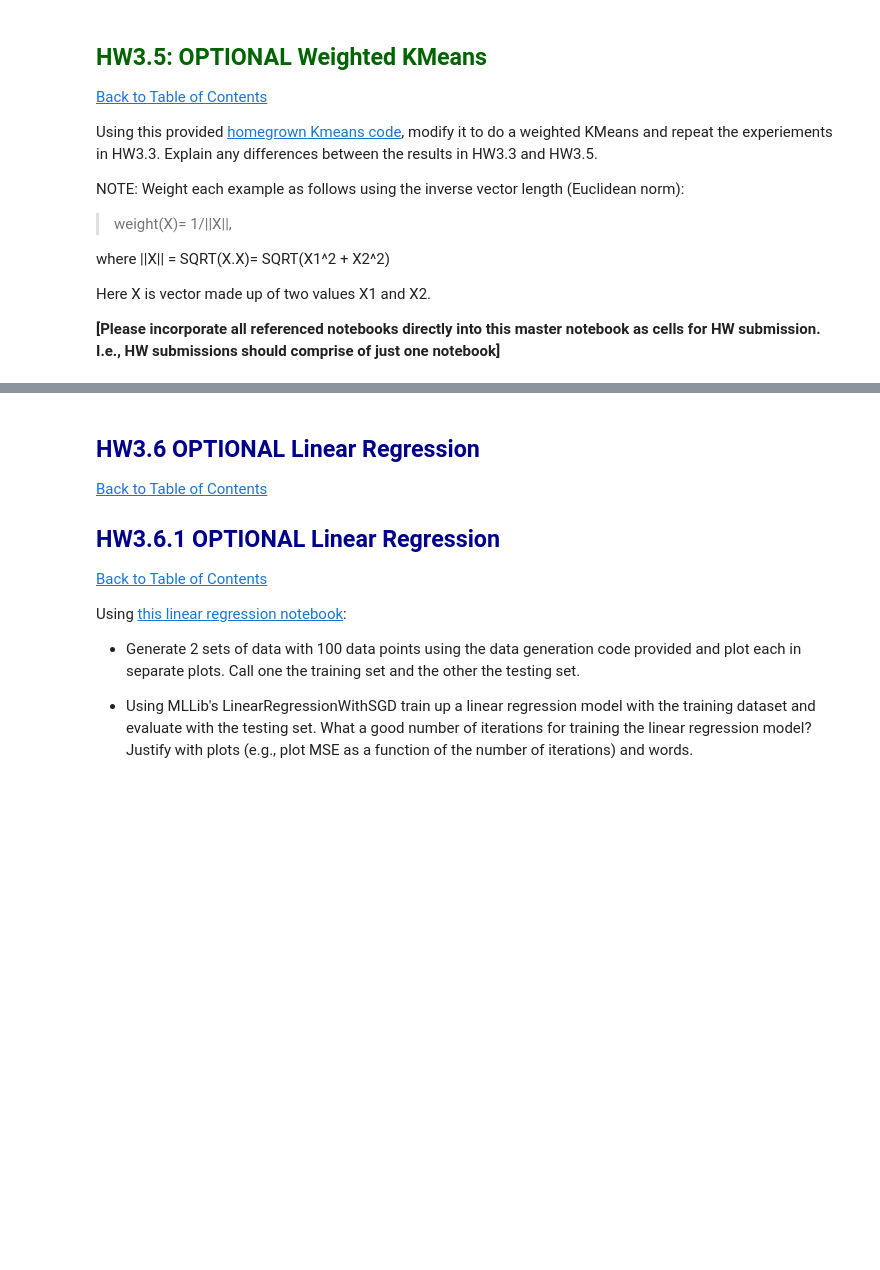
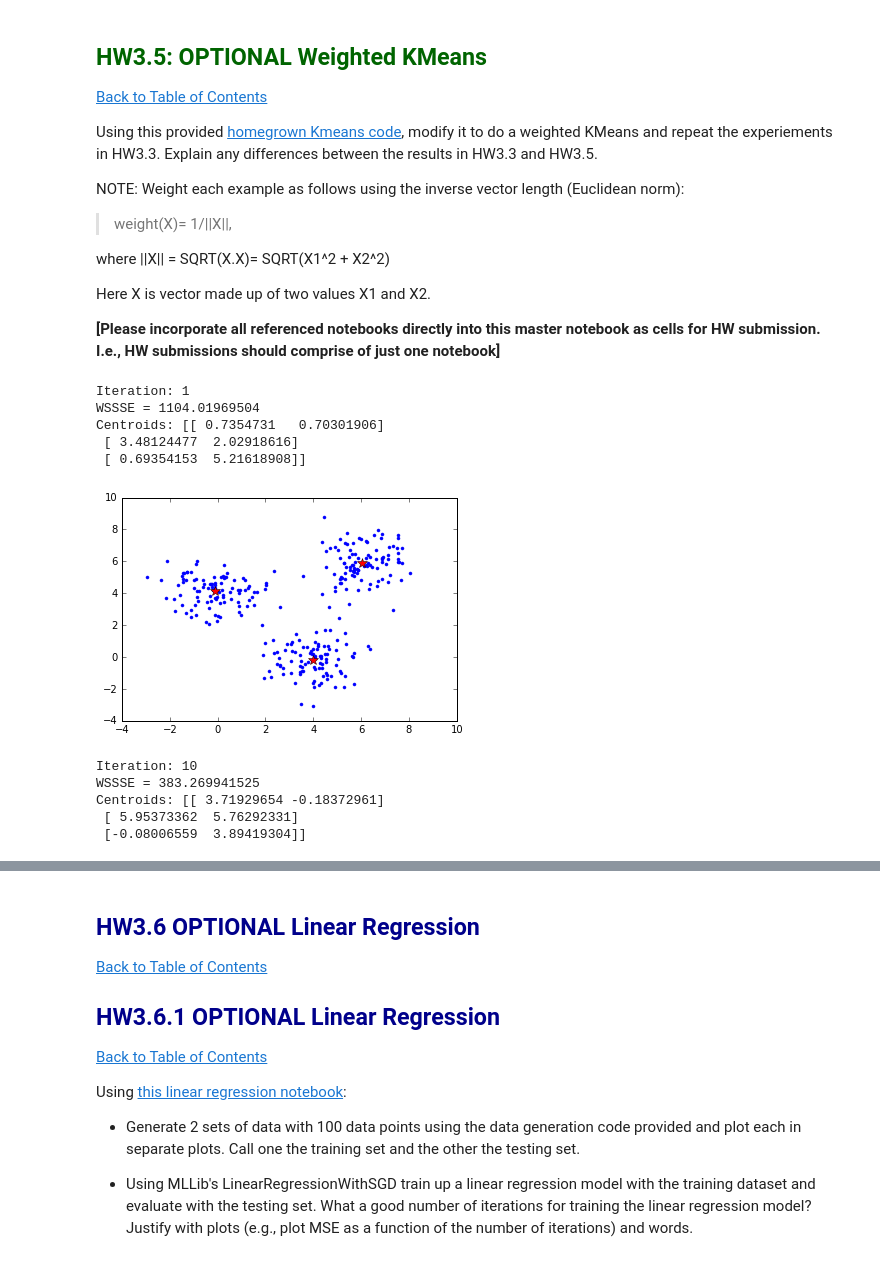
Before and after one commit to ReneeErnst/TargetDataScienceTraining_Public, a Jupyter notebook: Murray_HW3/DAMLAS-HW03-Murray.ipynb, the cells around one changed output, grey strips where cells are left out. Saved outputs shown, nothing was run; the diff lists cells and outputs as text; code cells hidden in the pictures; blank space fills up the shorter version.

```diff
--- a/Murray_HW3/DAMLAS-HW03-Murray.ipynb
+++ b/Murray_HW3/DAMLAS-HW03-Murray.ipynb
@@ -604,0 +608,80 @@ __[Please incorporate all referenced notebooks directly into this master noteboo
+# %%
+import numpy as np
+from numpy.linalg import norm
+
+def nearest_centroid_w(centroids_w, line):
+    x = np.array([float(f) for f in line.split(',')])
+    closest_centroid_w = np.sum((x - centroids_w)**2, axis = 1).argmin()
+    return (closest_centroid_w, (x, 1))
+
+def error_w(centroids_w, line):
+    x = np.array([float(f) for f in line.split(',')])
+    closest_centroid_w = np.sum((x - centroids_w)**2, axis = 1).argmin()
+    error_w = sqrt(np.sum((x - centroids_w[closest_centroid_w])**2))
+    return (closest_centroid_w, error_w)
+
+def weight(value):
+    closest_centroid = value[0]
+    point = value[1][0]
+    nweight = 1.0/norm(point)
+    return closest_centroid, (point * nweight, nweight)
+# %%
+from timeit import default_timer as timer
+from functools import partial
+
+start = timer()
+
+centroids_w = np.array([[0.0,0.0],[2.0,2.0],[0.0,7.0]])
+
+WSSSE_report = []
+iterations = [1, 10, 20, 30, 40, 50, 100]
+
+data = sc.textFile("data.csv").cache()
+
+for i in range(100):
+    iteration = i + 1
+    nearest_centroid_bound = partial(nearest_centroid_w, centroids_w)
+    error_bound = partial(error_w, centroids_w)
+    res = data.map(nearest_centroid_bound).map(weight).reduceByKey(lambda x, y: (x[0] + y[0], x[1] + y[1])).collect()
+    res = sorted(res, key = lambda x : x[0])  #sort based on clusted ID
+    centroids_new_w = np.array([x[1][0] / x[1][1] for x in res])  #divide by cluster size
+#     if np.sum(np.absolute(centroids_new_w - centroids_w)) < 0.01:
+#         break
+    centroids_w = centroids_new_w
+    WSSSE_w = data.map(error_bound).reduceByKey(lambda x, y: x + y).collect()
+
+    sum_WSSSE = 0
+
+    for WSSSE in WSSSE_w:
+        sum_WSSSE += WSSSE[1]
+
+    if iteration in [1, 10, 20, 100]:
+        print("Iteration: " + str(iteration))
+        print("WSSSE = " + str(sum_WSSSE))
+        print("Centroids: " + str(centroids_w))
+        plot_iteration(clusters.centers)
+
+    if iteration in iterations:
+        WSSSE_report.append(sum_WSSSE)
+
+plt.plot(iterations, WSSSE_report)
+plt.title("WSSSE by number of iterations for MLLib Kmeans")
+plt.xlabel("Iterations")
+plt.ylabel("WSSSE")
+plt.show()
+
+end = timer()
+
+print(str(end - start) + " seconds" )
+# %% [output]
+Iteration: 1
+WSSSE = 1104.01969504
+Centroids: [[ 0.7354731   0.70301906]
+ [ 3.48124477  2.02918616]
+ [ 0.69354153  5.21618908]]
+[figure, added]
+Iteration: 10
+WSSSE = 383.269941525
+Centroids: [[ 3.71929654 -0.18372961]
+ [ 5.95373362  5.76292331]
+ [-0.08006559  3.89419304]]
```
Also changed, not shown: parts of 27 cells of this notebook, 16 other files.
